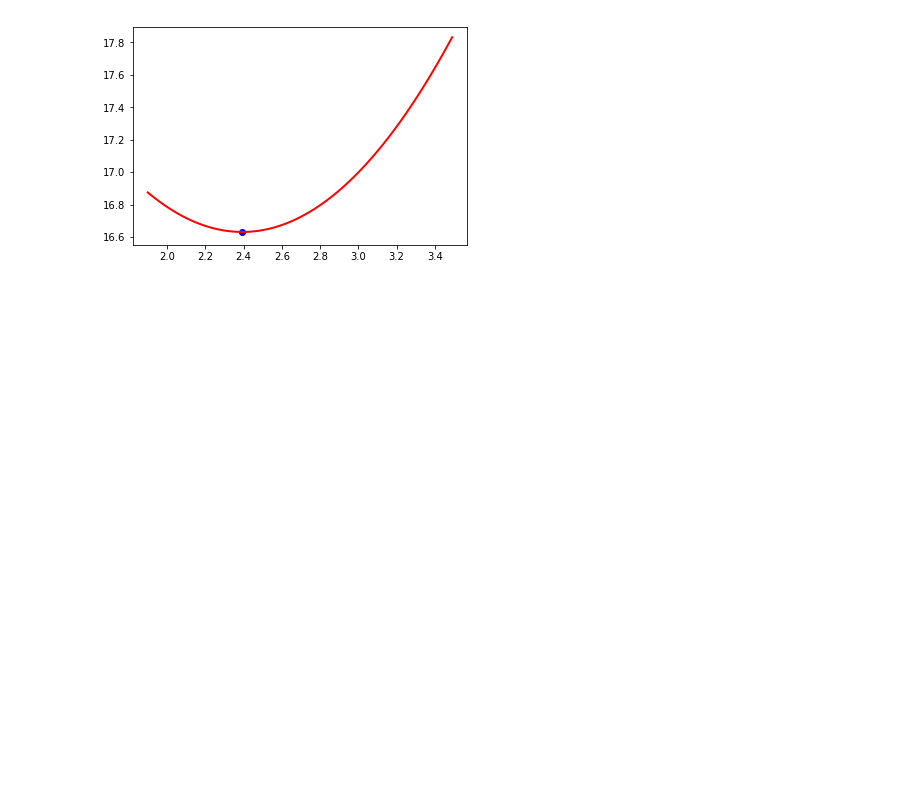
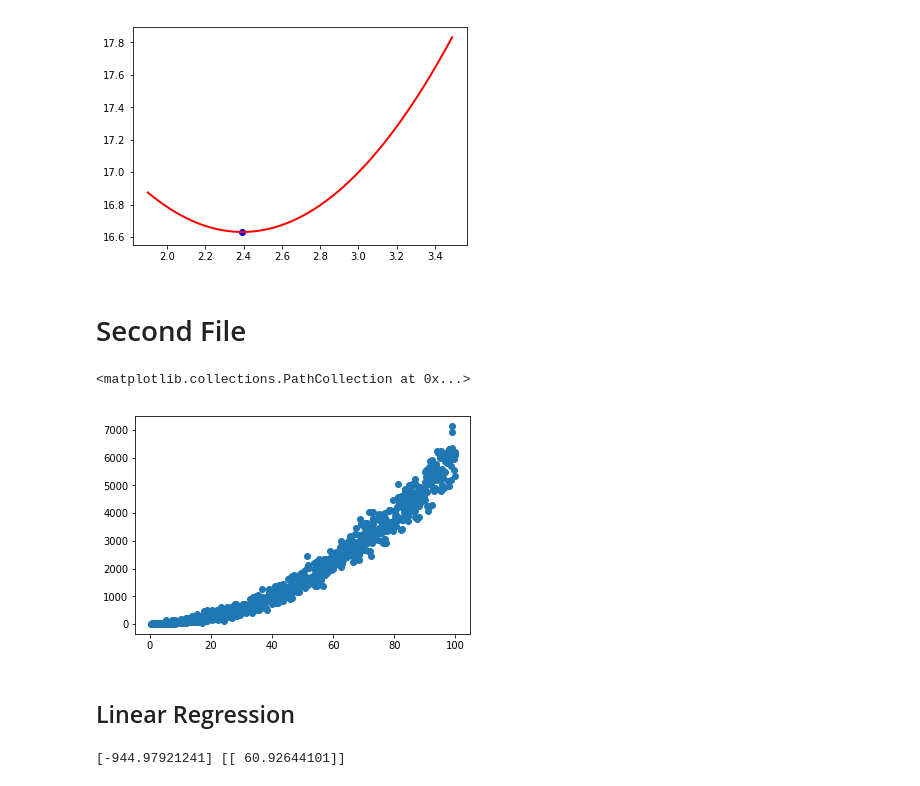
Before and after one commit to ClaseML-2017/linear-regresion-error-curve-Karlosss28, a Jupyter notebook: Untitled.ipynb, the cells around one changed output. Drawn from its saved outputs; the diff is of its cells as text; code cells hidden in the pictures; blank space fills up the shorter version.

```diff
--- a/Untitled.ipynb
+++ b/Untitled.ipynb
@@ -63,3 +65,22 @@ plt.scatter(linReg.intercept_, calcError(X_train, Y_train, linReg.coef_, linReg.
 # %% [output]
 <matplotlib.collections.PathCollection at 0x...>
 [figure]
+# %% [markdown]
+# Second File
+# %%
+df_2 = pd.read_csv("../../Recursos/regLin2.csv")
+# %%
+X_train_2, X_test_2, Y_train_2, Y_test_2 = train_test_split(df_2[["X"]],df_2[[df_2.columns[1]]], train_size=0.75)
+# %%
+plt.scatter(X_train_2, Y_train_2)
+# %% [output]
+<matplotlib.collections.PathCollection at 0x...>
+[figure, added]
+# %% [markdown]
+## Linear Regression
+# %%
+linReg_2 = LinearRegression()
+linReg_2.fit(X_train_2,Y_train_2)
+print linReg_2.intercept_,linReg_2.coef_
+# %% [output]
+[-944.97921241] [[ 60.92644101]]
```
Also changed, not shown: parts of 19 cells of this notebook.
